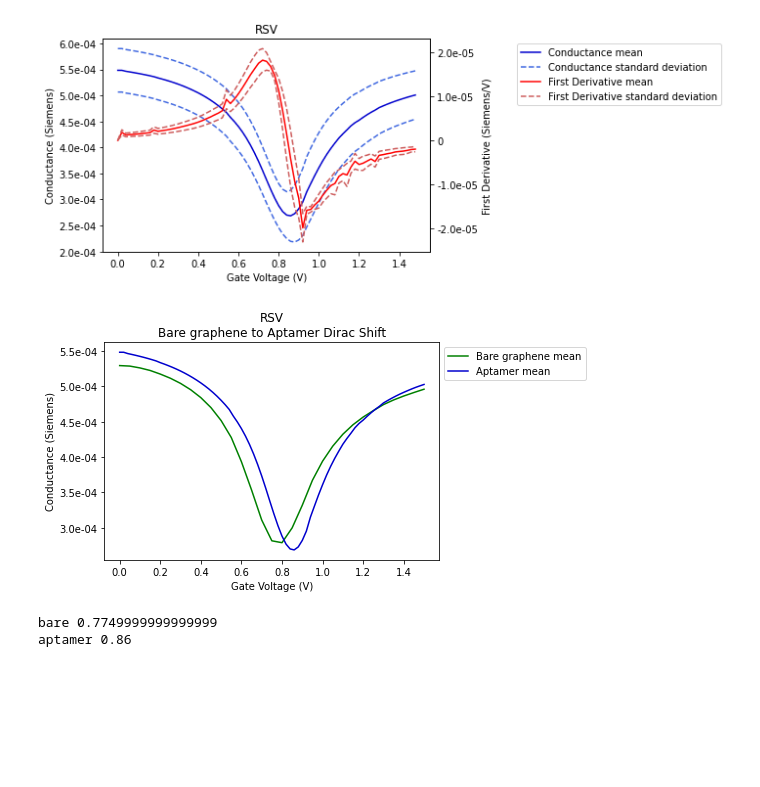
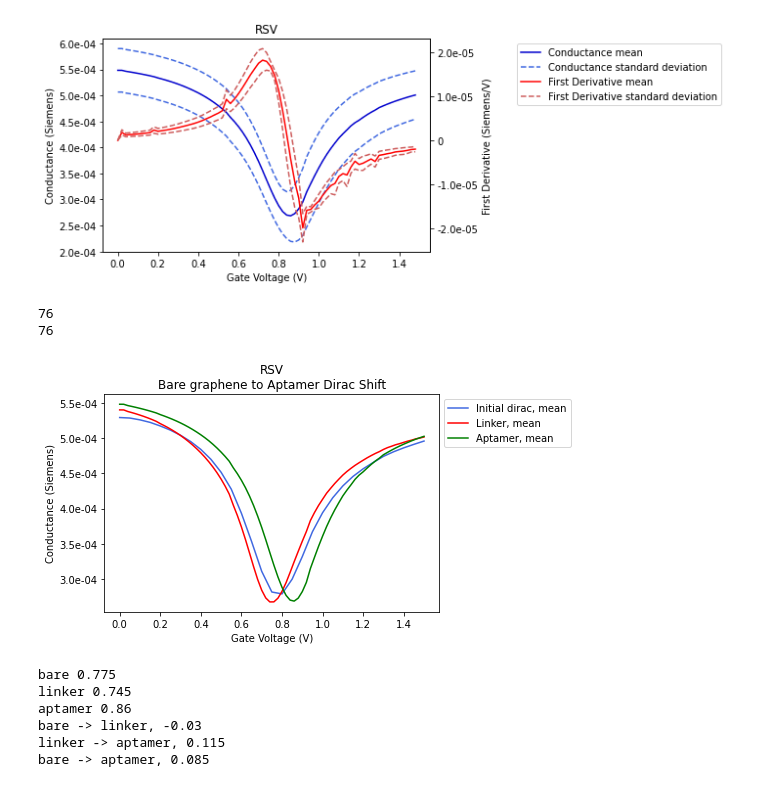
Before and after one commit to jlupoiii/GFET-covid-flu, a Jupyter notebook: main.ipynb, the cells around one changed output. Cells and saved outputs as stored; diff of their text form; code cells hidden in the pictures; blank space fills up the shorter version.

```diff
--- a/main.ipynb
+++ b/main.ipynb
@@ -679,39 +830,65 @@ plt.close()
 [figure]
 # %%
 # plotting IV (GV) curve for aptamer vs bare grapheen data using the average for each, a single line with std devs
+
+# IV curve for initial dirac data
 x_id = [0.05*f for f in range(len(dataset.id_conductances[0]))]
 y_id = []
 std_dev_id = []
 for v_idx in range(len(dataset.id_conductances[0])):
     y_id.append(np.mean([dataset.id_conductances[dev_num][v_idx] for dev_num in range(dataset.num_devices)]))
     std_dev_id.append(np.std([dataset.id_conductances[dev_num][v_idx] for dev_num in range(dataset.num_devices)]))
-
-plt.plot(x_id, y_id, label='Bare graphene mean', color='green')
+plt.plot(x_id, y_id, label='Initial dirac, mean', color='royalblue')
 # plt.plot(x_id, [y_id[i]+std_dev_id[i] for i in range(len(y_id))], color='limegreen', linestyle='--')
 # plt.plot(x_id, [y_id[i]-std_dev_id[i] for i in range(len(y_id))], color='limegreen', linestyle='--', label='Bare graphene standard deviation')
 
+# IV curve for linker data
+x_linker = [0.02*f for f in range(len(dataset.linker_conductances[0]))]
+print(len(dataset.linker_conductances[0]))
+y_linker = []
+std_dev_linker = []
+for v_idx in range(len(dataset.linker_conductances[0])):
+    y_linker.append(np.mean([dataset.linker_conductances[dev_num][v_idx] for dev_num in range(dataset.num_devices)]))
+    std_dev_linker.append(np.std([dataset.linker_conductances[dev_num][v_idx] for dev_num in range(dataset.num_devices)]))
+plt.plot(x_linker, y_linker, label='Linker, mean', color='red')
+# plt.plot(x_linker, [y_linker[i]+std_dev_linker[i] for i in range(len(y_linker))], color='limegreen', linestyle='--')
+# plt.plot(x_linker, [y_linker[i]-std_dev_linker[i] for i in range(len(y_linker))], color='limegreen', linestyle='--', label='Bare graphene standard deviation')
+
+# IV curve for aptamer data
 x_apt = [0.02*f for f in range(len(dataset.apt_conductances[0]))]
+print(len(dataset.apt_conductances[0]))
 y_apt = []
 std_dev_apt = []
 for v_idx in range(len(dataset.apt_conductances[0])):
     y_apt.append(np.mean([dataset.apt_conductances[dev_num][v_idx] for dev_num in range(dataset.num_devices)]))
     std_dev_apt.append(np.std([dataset.apt_conductances[dev_num][v_idx] for dev_num in range(dataset.num_devices)]))
-
-plt.plot(x_apt, y_apt, label='Aptamer mean', color='mediumblue')
+plt.plot(x_apt, y_apt, label='Aptamer, mean', color='green')
 # plt.plot(x_apt, [y_apt[i]+std_dev_apt[i] for i in range(len(y_apt))], color='royalblue', linestyle='--')
 # plt.plot(x_apt, [y_apt[i]-std_dev_apt[i] for i in range(len(y_apt))], color='royalblue', linestyle='--', label='Aptamer standard deviation')
 
 plt.title('RSV\nBare graphene to Aptamer Dirac Shift')
 plt.xlabel("Gate Voltage (V)")
 plt.ylabel("Conductance (Siemens)")
 plt.legend(loc='upper left', bbox_to_anchor=(1, 1))
 plt.gca().yaxis.set_major_formatter(FuncFormatter(format_with_e))
 plt.show()
 plt.close()
 
-print('bare', np.mean(list(dataset.id_dirac_voltages.values())))
-print('aptamer', np.mean(list(dataset.apt_dirac_voltages.values())))
+id_avg_dirac, linker_avg_dirac, apt_avg_dirac = round(np.mean(list(dataset.id_dirac_voltages.values())), 3), round(np.mean(list(dataset.linker_dirac_voltages.values())), 3), round(np.mean(list(dataset.apt_dirac_voltages.values())), 3)
+
+print('bare', id_avg_dirac)
+print('linker', linker_avg_dirac)
+print('aptamer', apt_avg_dirac)
+print(f'bare -> linker, {round(linker_avg_dirac - id_avg_dirac, 3)}')
+print(f'linker -> aptamer, {round(apt_avg_dirac - linker_avg_dirac, 3)}')
+print(f'bare -> aptamer, {round(apt_avg_dirac - id_avg_dirac, 3)}')
 # %% [output]
+76
+76
-[figure, old version]
+[figure, new version]
-bare 0.7749999999999999
-aptamer 0.86
+bare 0.775
+linker 0.745
+aptamer 0.86
+bare -> linker, -0.03
+linker -> aptamer, 0.115
+bare -> aptamer, 0.085
```
Also changed, not shown: parts of 2 cells of this notebook.
